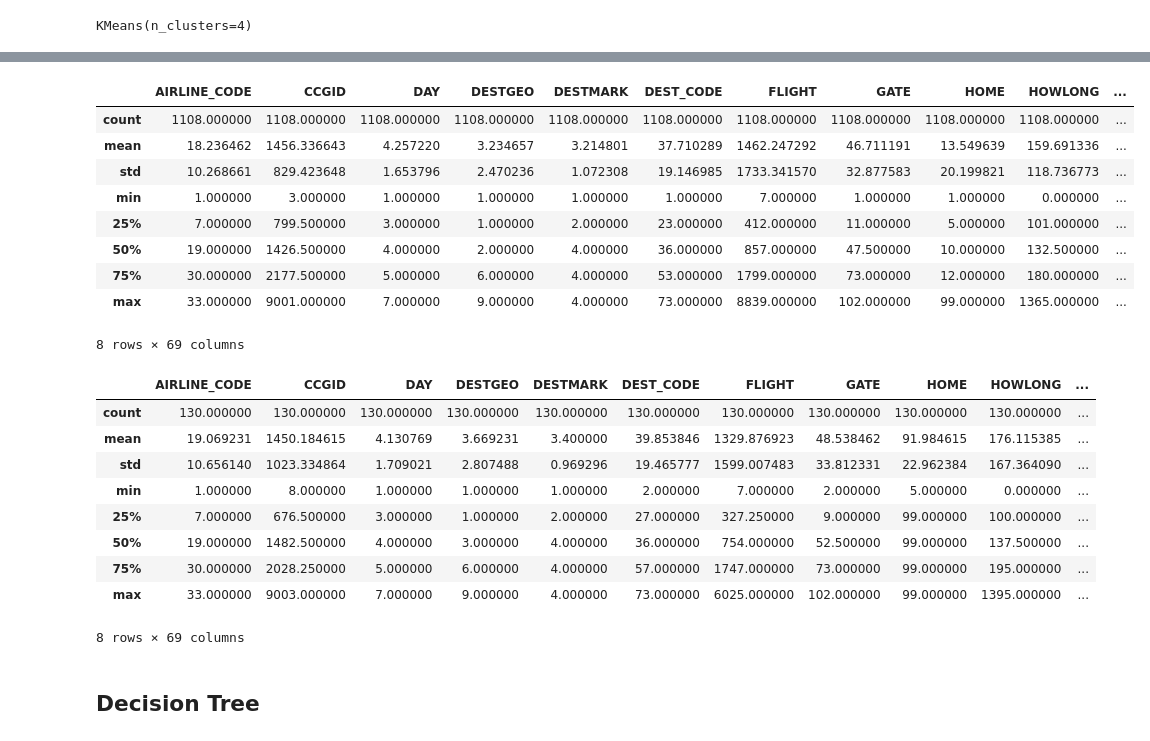
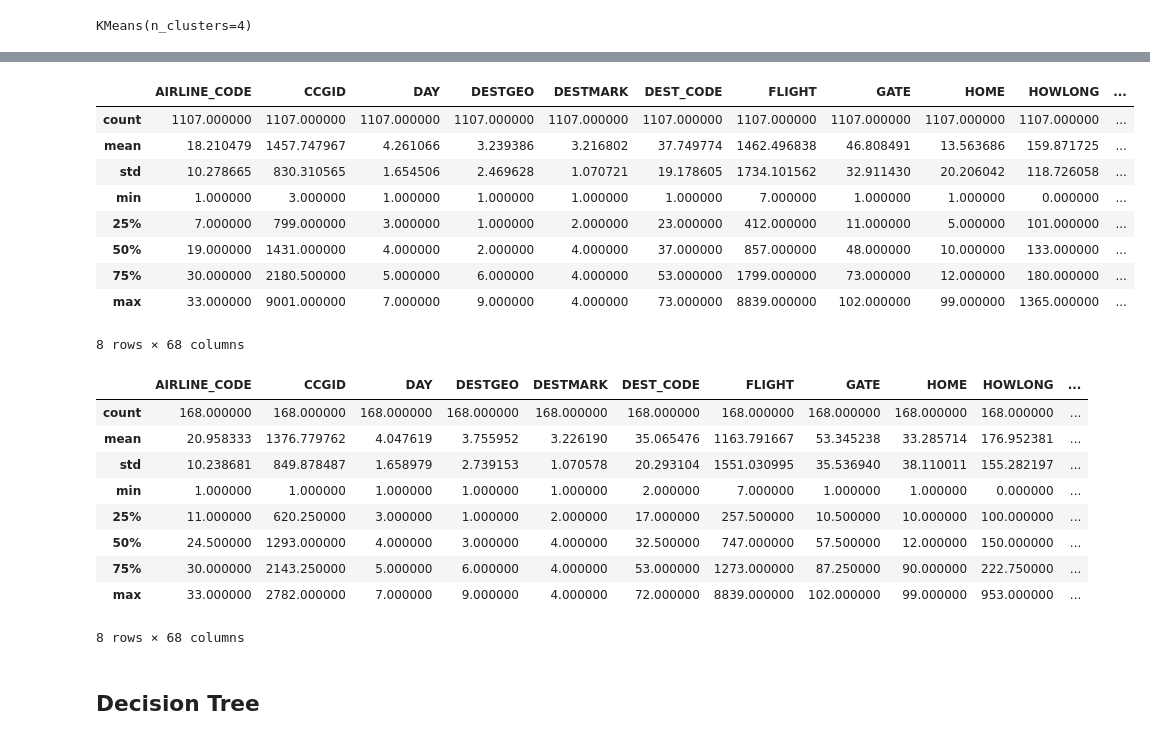
Before and after one commit to a-smaruj/Segmentacja, a Jupyter notebook: main.ipynb, the cells around one changed output, grey strips where cells are left out. Saved outputs shown, nothing was run; the diff lists cells and outputs as text; code cells hidden in the pictures.

```diff
--- a/main.ipynb
+++ b/main.ipynb
@@ -420,4 +440,0 @@ data_2018_numeric_nn.loc[data_2018_numeric_nn['clusters'] == 2].describe()
-# %%
-kmeans_model = KMeans(n_clusters = 2)
-
-kmeans_model.fit(scaled_data, sample_weight=data_weight['WEIGHT'])
@@ -426,4 +440,0 @@ KMeans(n_clusters=2)
-# %%
-data_2018_numeric_nn['clusters_2'] = kmeans_model.labels_
-
-data_2018_numeric_nn.head()
@@ -475,7 +445,7 @@ kmeans_model.fit(scaled_data, sample_weight=data_weight['WEIGHT'])
 # %% [output]
 KMeans(n_clusters=4)
 # %%
-data_2018_numeric_nn['clusters_3'] = kmeans_model.labels_
+data_2018_numeric_nn['clusters_4'] = kmeans_model.labels_
 
 data_2018_numeric_nn.head()
 # %% [output]
@@ -520,28 +490,28 @@ data_2018_numeric_nn.loc[data_2018_numeric_nn['clusters_3'] == 1].describe()
 # %%
-data_2018_numeric_nn.loc[data_2018_numeric_nn['clusters_3'] == 2].describe()
+data_2018_numeric_nn.loc[data_2018_numeric_nn['clusters_4'] == 2].describe()
 # %% [output]
 |  | AIRLINE_CODE | CCGID | DAY | DESTGEO | DESTMARK | DEST_CODE | FLIGHT | GATE | HOME | HOWLONG | ... |
-| count | 1108.000000 | 1108.000000 | 1108.000000 | 1108.000000 | 1108.000000 | 1108.000000 | 1108.000000 | 1108.000000 | 1108.000000 | 1108.000000 | ... |
-| mean | 18.236462 | 1456.336643 | 4.257220 | 3.234657 | 3.214801 | 37.710289 | 1462.247292 | 46.711191 | 13.549639 | 159.691336 | ... |
-| std | 10.268661 | 829.423648 | 1.653796 | 2.470236 | 1.072308 | 19.146985 | 1733.341570 | 32.877583 | 20.199821 | 118.736773 | ... |
+| count | 1107.000000 | 1107.000000 | 1107.000000 | 1107.000000 | 1107.000000 | 1107.000000 | 1107.000000 | 1107.000000 | 1107.000000 | 1107.000000 | ... |
+| mean | 18.210479 | 1457.747967 | 4.261066 | 3.239386 | 3.216802 | 37.749774 | 1462.496838 | 46.808491 | 13.563686 | 159.871725 | ... |
+| std | 10.278665 | 830.310565 | 1.654506 | 2.469628 | 1.070721 | 19.178605 | 1734.101562 | 32.911430 | 20.206042 | 118.726058 | ... |
 | min | 1.000000 | 3.000000 | 1.000000 | 1.000000 | 1.000000 | 1.000000 | 7.000000 | 1.000000 | 1.000000 | 0.000000 | ... |
-| 25% | 7.000000 | 799.500000 | 3.000000 | 1.000000 | 2.000000 | 23.000000 | 412.000000 | 11.000000 | 5.000000 | 101.000000 | ... |
-| 50% | 19.000000 | 1426.500000 | 4.000000 | 2.000000 | 4.000000 | 36.000000 | 857.000000 | 47.500000 | 10.000000 | 132.500000 | ... |
-| 75% | 30.000000 | 2177.500000 | 5.000000 | 6.000000 | 4.000000 | 53.000000 | 1799.000000 | 73.000000 | 12.000000 | 180.000000 | ... |
+| 25% | 7.000000 | 799.000000 | 3.000000 | 1.000000 | 2.000000 | 23.000000 | 412.000000 | 11.000000 | 5.000000 | 101.000000 | ... |
+| 50% | 19.000000 | 1431.000000 | 4.000000 | 2.000000 | 4.000000 | 37.000000 | 857.000000 | 48.000000 | 10.000000 | 133.000000 | ... |
+| 75% | 30.000000 | 2180.500000 | 5.000000 | 6.000000 | 4.000000 | 53.000000 | 1799.000000 | 73.000000 | 12.000000 | 180.000000 | ... |
 | max | 33.000000 | 9001.000000 | 7.000000 | 9.000000 | 4.000000 | 73.000000 | 8839.000000 | 102.000000 | 99.000000 | 1365.000000 | ... |
-8 rows × 69 columns
+8 rows × 68 columns
 # %%
-data_2018_numeric_nn.loc[data_2018_numeric_nn['clusters_3'] == 3].describe()
+data_2018_numeric_nn.loc[data_2018_numeric_nn['clusters_4'] == 3].describe()
 # %% [output]
 |  | AIRLINE_CODE | CCGID | DAY | DESTGEO | DESTMARK | DEST_CODE | FLIGHT | GATE | HOME | HOWLONG | ... |
-| count | 130.000000 | 130.000000 | 130.000000 | 130.000000 | 130.000000 | 130.000000 | 130.000000 | 130.000000 | 130.000000 | 130.000000 | ... |
-| mean | 19.069231 | 1450.184615 | 4.130769 | 3.669231 | 3.400000 | 39.853846 | 1329.876923 | 48.538462 | 91.984615 | 176.115385 | ... |
-| std | 10.656140 | 1023.334864 | 1.709021 | 2.807488 | 0.969296 | 19.465777 | 1599.007483 | 33.812331 | 22.962384 | 167.364090 | ... |
-| min | 1.000000 | 8.000000 | 1.000000 | 1.000000 | 1.000000 | 2.000000 | 7.000000 | 2.000000 | 5.000000 | 0.000000 | ... |
-| 25% | 7.000000 | 676.500000 | 3.000000 | 1.000000 | 2.000000 | 27.000000 | 327.250000 | 9.000000 | 99.000000 | 100.000000 | ... |
-| 50% | 19.000000 | 1482.500000 | 4.000000 | 3.000000 | 4.000000 | 36.000000 | 754.000000 | 52.500000 | 99.000000 | 137.500000 | ... |
-| 75% | 30.000000 | 2028.250000 | 5.000000 | 6.000000 | 4.000000 | 57.000000 | 1747.000000 | 73.000000 | 99.000000 | 195.000000 | ... |
-| max | 33.000000 | 9003.000000 | 7.000000 | 9.000000 | 4.000000 | 73.000000 | 6025.000000 | 102.000000 | 99.000000 | 1395.000000 | ... |
+| count | 168.000000 | 168.000000 | 168.000000 | 168.000000 | 168.000000 | 168.000000 | 168.000000 | 168.000000 | 168.000000 | 168.000000 | ... |
+| mean | 20.958333 | 1376.779762 | 4.047619 | 3.755952 | 3.226190 | 35.065476 | 1163.791667 | 53.345238 | 33.285714 | 176.952381 | ... |
+| std | 10.238681 | 849.878487 | 1.658979 | 2.739153 | 1.070578 | 20.293104 | 1551.030995 | 35.536940 | 38.110011 | 155.282197 | ... |
+| min | 1.000000 | 1.000000 | 1.000000 | 1.000000 | 1.000000 | 2.000000 | 7.000000 | 1.000000 | 1.000000 | 0.000000 | ... |
+| 25% | 11.000000 | 620.250000 | 3.000000 | 1.000000 | 2.000000 | 17.000000 | 257.500000 | 10.500000 | 10.000000 | 100.000000 | ... |
+| 50% | 24.500000 | 1293.000000 | 4.000000 | 3.000000 | 4.000000 | 32.500000 | 747.000000 | 57.500000 | 12.000000 | 150.000000 | ... |
+| 75% | 30.000000 | 2143.250000 | 5.000000 | 6.000000 | 4.000000 | 53.000000 | 1273.000000 | 87.250000 | 90.000000 | 222.750000 | ... |
+| max | 33.000000 | 2782.000000 | 7.000000 | 9.000000 | 4.000000 | 72.000000 | 8839.000000 | 102.000000 | 99.000000 | 953.000000 | ... |
-8 rows × 69 columns
+8 rows × 68 columns
 # %% [markdown]
 ## Decision Tree
```
Also changed, not shown: parts of 33 cells of this notebook, 1 other file.
